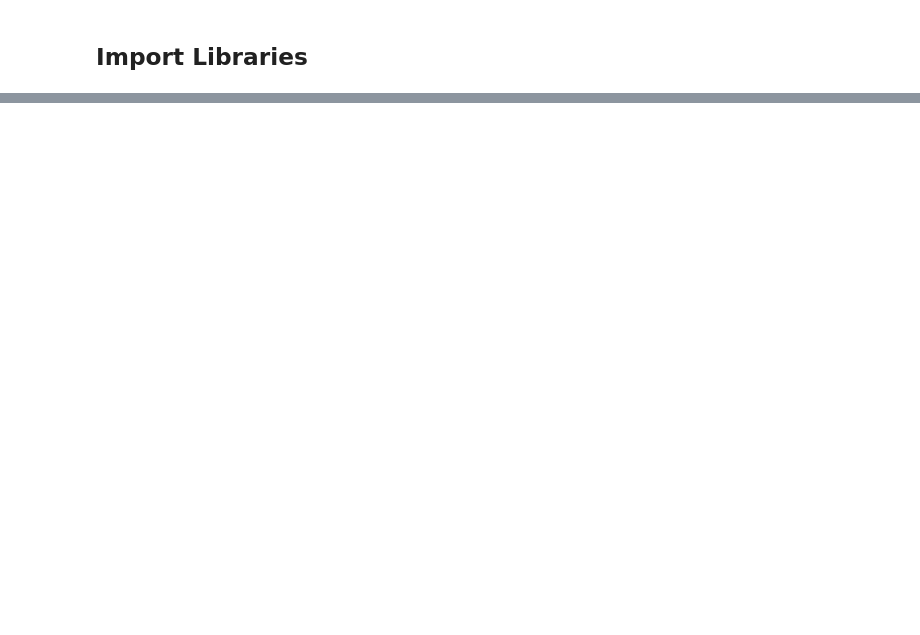
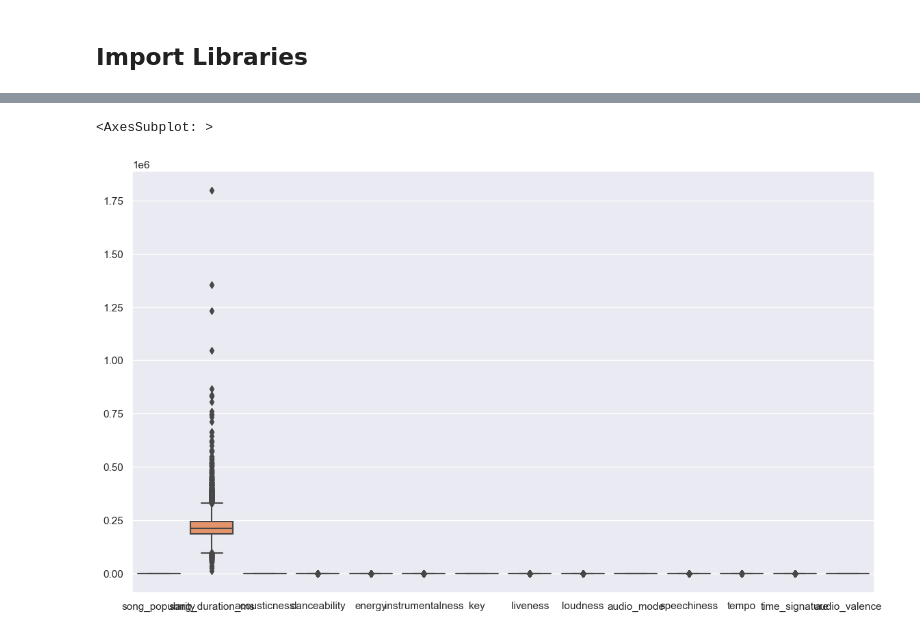
Before and after one commit to bohdan167/DAA, a Jupyter notebook: Datasets_&_Notebooks/SongPopularity.ipynb, the cells around one changed output, grey strips where cells are left out. Cells and saved outputs as stored; diff of their text form; code cells hidden in the pictures; blank space fills up the shorter version.

```diff
--- a/Datasets_&_Notebooks/SongPopularity.ipynb
+++ b/Datasets_&_Notebooks/SongPopularity.ipynb
@@ -48,0 +139,8 @@ song_df = pd.read_csv('song_data.csv')
+# %%
+# Outliers boxplot seaborn
+sns.set_theme(palette="pastel")
+plt.subplots(figsize=(14,8))
+sns.boxplot(data=song_df)
+# %% [output]
+<AxesSubplot: >
+[figure, added]
```
Also changed, not shown: parts of 12 cells of this notebook.
